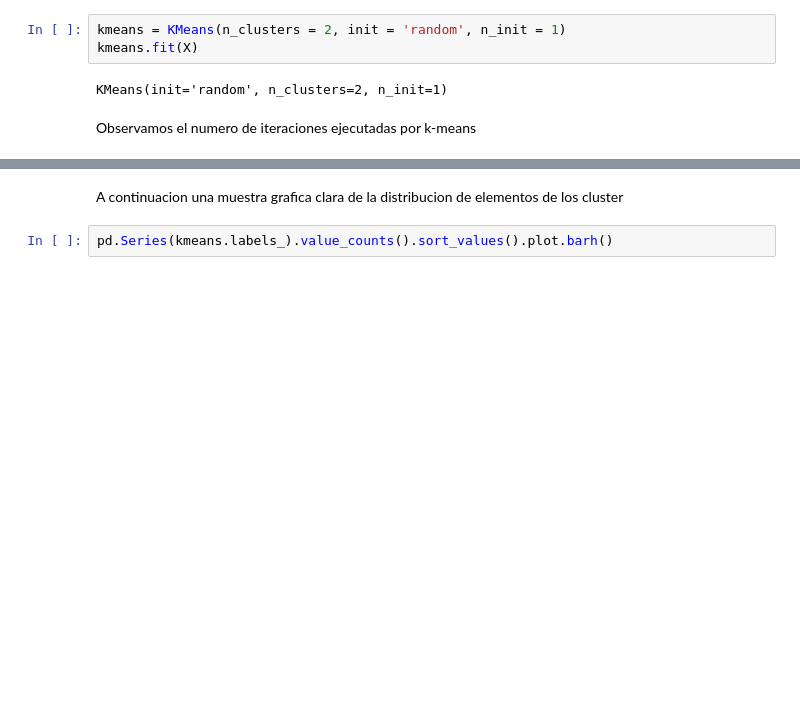
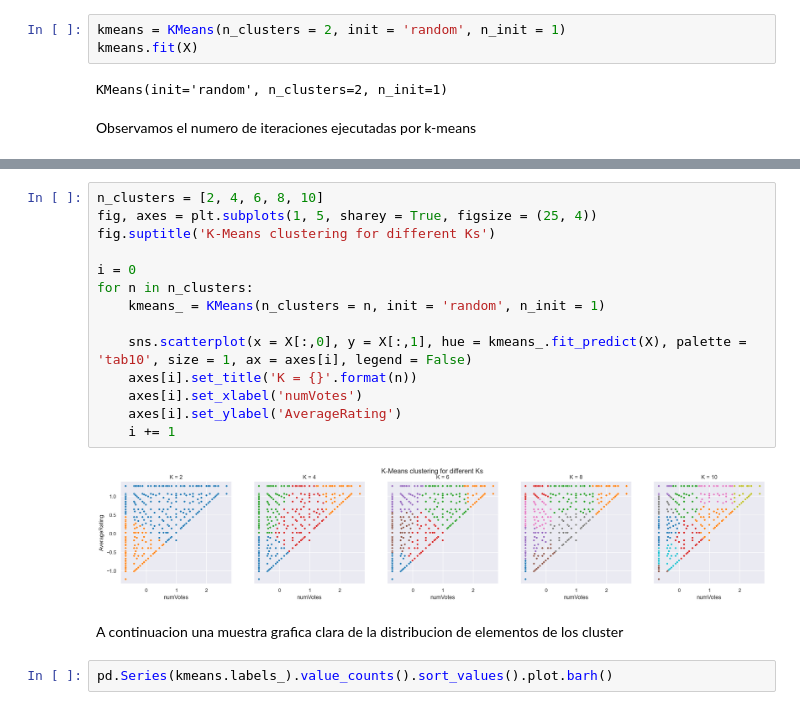
Before and after one commit to SebastianCasanova4/Lab1-BI, a Jupyter notebook: Informe - Laboratorio 1 - Grupo 4.ipynb, the cells around one changed output, grey strips where cells are left out. Cells and saved outputs as stored; diff of their text form; blank space fills up the shorter version.

```diff
--- a/Informe - Laboratorio 1 - Grupo 4.ipynb
+++ b/Informe - Laboratorio 1 - Grupo 4.ipynb
@@ -713,3 +722,19 @@ kmeans.n_iter_
+# %%
+n_clusters = [2, 4, 6, 8, 10]
+fig, axes = plt.subplots(1, 5, sharey = True, figsize = (25, 4))
+fig.suptitle('K-Means clustering for different Ks')
+
+i = 0
+for n in n_clusters:
+    kmeans_ = KMeans(n_clusters = n, init = 'random', n_init = 1)
+
+    sns.scatterplot(x = X[:,0], y = X[:,1], hue = kmeans_.fit_predict(X), palette = 'tab10', size = 1, ax = axes[i], legend = False)
+    axes[i].set_title('K = {}'.format(n))
+    axes[i].set_xlabel('numVotes')
+    axes[i].set_ylabel('AverageRating')
+    i += 1
+# %% [output]
+[figure, added]
 # %% [markdown]
 A continuacion una muestra grafica clara de la distribucion de elementos de los cluster
 # %%
```
Also changed, not shown: parts of 4 cells of this notebook.
